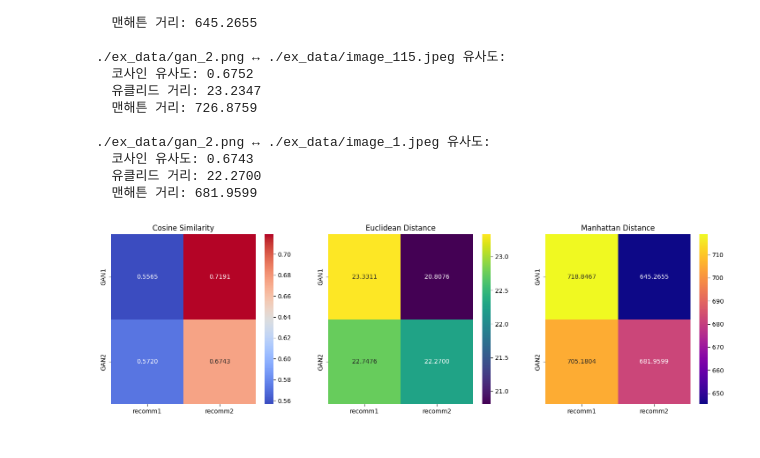
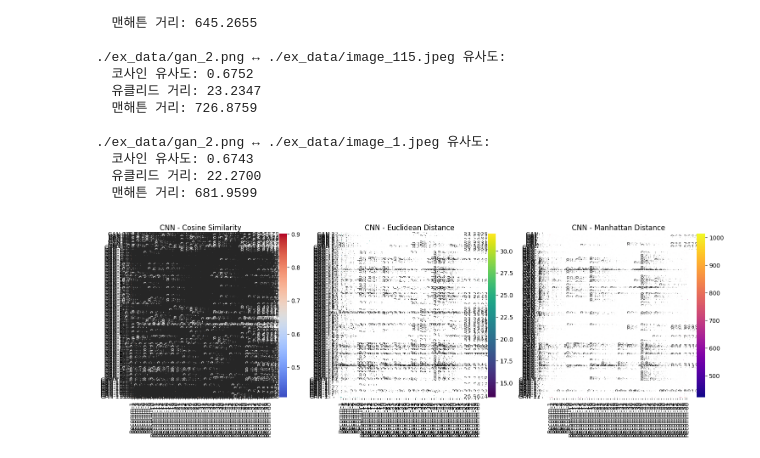
Before and after one commit to senseofcommunity/sketch2furnish, a Jupyter notebook: similarity/cnn.ipynb, the cells around one changed output. Saved outputs shown, nothing was run; the diff lists cells and outputs as text; code cells hidden in the pictures.

Commit message:
modify file similarity/

```diff
--- a/similarity/cnn.ipynb
+++ b/similarity/cnn.ipynb
@@ -250,6 +250,7 @@ import torch
 import torchvision.models as models
 import torchvision.transforms as transforms
 import cv2
+import os
 import numpy as np
 import matplotlib.pyplot as plt
 import seaborn as sns
@@ -275,95 +276,90 @@ def preprocess_for_cnn(img_path):
     img_lab = cv2.merge((l, a, b))
     img = cv2.cvtColor(img_lab, cv2.COLOR_LAB2BGR)
 
-    # 윤곽선 강조
+    # 윤곽선 강조 (디버깅용, CNN 입력에는 필요 없음)
     edges = cv2.Canny(img, 100, 200)
 
     # 노이즈 제거 (Gaussian Blur)
     img = cv2.GaussianBlur(img, (5, 5), 0)
 
-    return Image.fromarray(img), edges
+    return Image.fromarray(img)
 
-# 특징 벡터 추출
-def extract_cnn_features(img):
+
+# 특징 벡터 추출,텐서 변환 추가
+def extract_features(image_path):
+    image = preprocess_for_cnn(image_path)  # 🔹 PIL 이미지 반환
+
+    # 🔹 PyTorch 텐서 변환 (ResNet이 요구하는 형식)
     transform = transforms.Compose([
-        transforms.ToTensor(),
-        transforms.Normalize(mean=[0.485, 0.456, 0.406], std=[0.229, 0.224, 0.225]),
+        transforms.ToTensor(),  # PIL → Tensor 변환
+        transforms.Normalize(mean=[0.485, 0.456, 0.406], std=[0.229, 0.224, 0.225])  # ResNet 정규화
     ])
-    img_tensor = transform(img).unsqueeze(0)
+
+    image_tensor = transform(image).unsqueeze(0)  # (C, H, W) → (1, C, H, W) 배치 차원 추가
+
+    # 🔹 ResNet 특징 벡터 추출
     with torch.no_grad():
-        features = resnet(img_tensor).squeeze().numpy()
-    return features.flatten()
+        feature = resnet(image_tensor).cpu().numpy().flatten()  # 🔹 numpy 배열로 변환
+    return feature
 
-# 유사도 계산 함수
-def compute_similarity(vec1, vec2):
-    return {
-        "cosine_similarity": cosine_similarity([vec1], [vec2])[0][0],
-        "euclidean_distance": euclidean_distances([vec1], [vec2])[0][0],
-        "manhattan_distance": manhattan_distances([vec1], [vec2])[0][0]
-    }
+# 데이터셋 내 모든 이미지의 특징 벡터 저장
+def get_all_features(dataset_path):
+    return {img: extract_features(os.path.join(dataset_path, img)) for img in os.listdir(dataset_path)}
 
-# 모든 조합에 대한 유사도 계산
-def compute_all_pairwise_cnn_similarity(gan_img_paths, re_img_paths):
-    feature_cache = {}  # 특징 벡터 저장 (중복 계산 방지)
-
-    # 모든 이미지의 특징 벡터 추출 및 저장
-    for img_path in gan_img_paths + re_img_paths:
-        img, _ = preprocess_for_cnn(img_path)  # 윤곽선 이미지는 사용하지 않음
-        feature_cache[img_path] = extract_cnn_features(img)
-
-    # 모든 조합 비교 (GAN 이미지 ↔ 추천 이미지)
+# 유사도 계산
+def compute_similarity(gan_features, recom_features):
     similarity_results = {}
-    for gan_img, re_img in product(gan_img_paths, re_img_paths):
-        similarity_results[f"{gan_img} ↔ {re_img}"] = compute_similarity(feature_cache[gan_img], feature_cache[re_img])
-
+    for gan_img, gan_vec in gan_features.items():
+        for recom_img, recom_vec in recom_features.items():
+            similarity_results[f"{gan_img} ↔ {recom_img}"] = {
+                "cosine_similarity": cosine_similarity([gan_vec], [recom_vec])[0][0],
+                "euclidean_distance": euclidean_distances([gan_vec], [recom_vec])[0][0],
+                "manhattan_distance": manhattan_distances([gan_vec], [recom_vec])[0][0]
+            }
     return similarity_results
 
 # 유사도 행렬 시각화
 def plot_similarity_heatmaps(similarity_results, gan_img_paths, re_img_paths):
-    # 행렬을 만들기 위해 리스트 변환
-    cosine_matrix = []
-    euclidean_matrix = []
-    manhattan_matrix = []
+    cosine_matrix, euclidean_matrix, manhattan_matrix = [], [], []
 
     for gan_img in gan_img_paths:
-        cosine_row = []
-        euclidean_row = []
-        manhattan_row = []
-
+        cosine_row, euclidean_row, manhattan_row = [], [], []
         for re_img in re_img_paths:
             key = f"{gan_img} ↔ {re_img}"
             cosine_row.append(similarity_results[key]["cosine_similarity"])
             euclidean_row.append(similarity_results[key]["euclidean_distance"])
             manhattan_row.append(similarity_results[key]["manhattan_distance"])
 
         cosine_matrix.append(cosine_row)
         euclidean_matrix.append(euclidean_row)
         manhattan_matrix.append(manhattan_row)
 
-    labels_x = [f"recomm{i+1}" for i in range(len(re_img_paths))]
-    labels_y = [f"GAN{i+1}" for i in range(len(gan_img_paths))]
+    labels_x = [f"Recomm-{i+1}" for i in range(len(re_img_paths))]
+    labels_y = [f"GAN-{i+1}" for i in range(len(gan_img_paths))]
 
-    # 히트맵 그리기
     fig, axes = plt.subplots(1, 3, figsize=(18, 5))
-
     sns.heatmap(cosine_matrix, annot=True, fmt=".4f", cmap="coolwarm", xticklabels=labels_x, yticklabels=labels_y, ax=axes[0])
-    axes[0].set_title("Cosine Similarity")
+    axes[0].set_title("CNN - Cosine Similarity")
 
     sns.heatmap(euclidean_matrix, annot=True, fmt=".4f", cmap="viridis", xticklabels=labels_x, yticklabels=labels_y, ax=axes[1])
-    axes[1].set_title("Euclidean Distance")
+    axes[1].set_title("CNN - Euclidean Distance")
 
     sns.heatmap(manhattan_matrix, annot=True, fmt=".4f", cmap="plasma", xticklabels=labels_x, yticklabels=labels_y, ax=axes[2])
-    axes[2].set_title("Manhattan Distance")
+    axes[2].set_title("CNN - Manhattan Distance")
 
     plt.show()
 
+# 실행
+def process_cnn_similarity(gan_dataset_path, recom_dataset_path):
+    gan_features = get_all_features(gan_dataset_path)
+    recom_features = get_all_features(recom_dataset_path)
+    similarity_results = compute_similarity(gan_features, recom_features)
+
+    # 시각화
+    plot_similarity_heatmaps(similarity_results, list(gan_features.keys()), list(recom_features.keys()))
+
+
 # 실행 예시
-gan_img_paths = ["./ex_data/gan_1.png", "./ex_data/gan_2.png"]
-re_img_paths = ["./ex_data/c--88-_jpeg_jpg.rf.e1904e5f6ec8799cbb585551aafbaab1.jpg", "./ex_data/image_1.jpeg"]
-
-similarity_results = compute_all_pairwise_cnn_similarity(gan_img_paths, re_img_paths)
-
-# 시각화 실행
-plot_similarity_heatmaps(similarity_results, gan_img_paths, re_img_paths)
+process_cnn_similarity("C:/Users/LG/elice/data/gan_dataset", "C:/Users/LG/elice/data/recommm_dataset")
 # %% [output]
-[figure, old version]
+[figure, new version]
```
Also changed, not shown: parts of 2 cells of this notebook, 2 other files.
